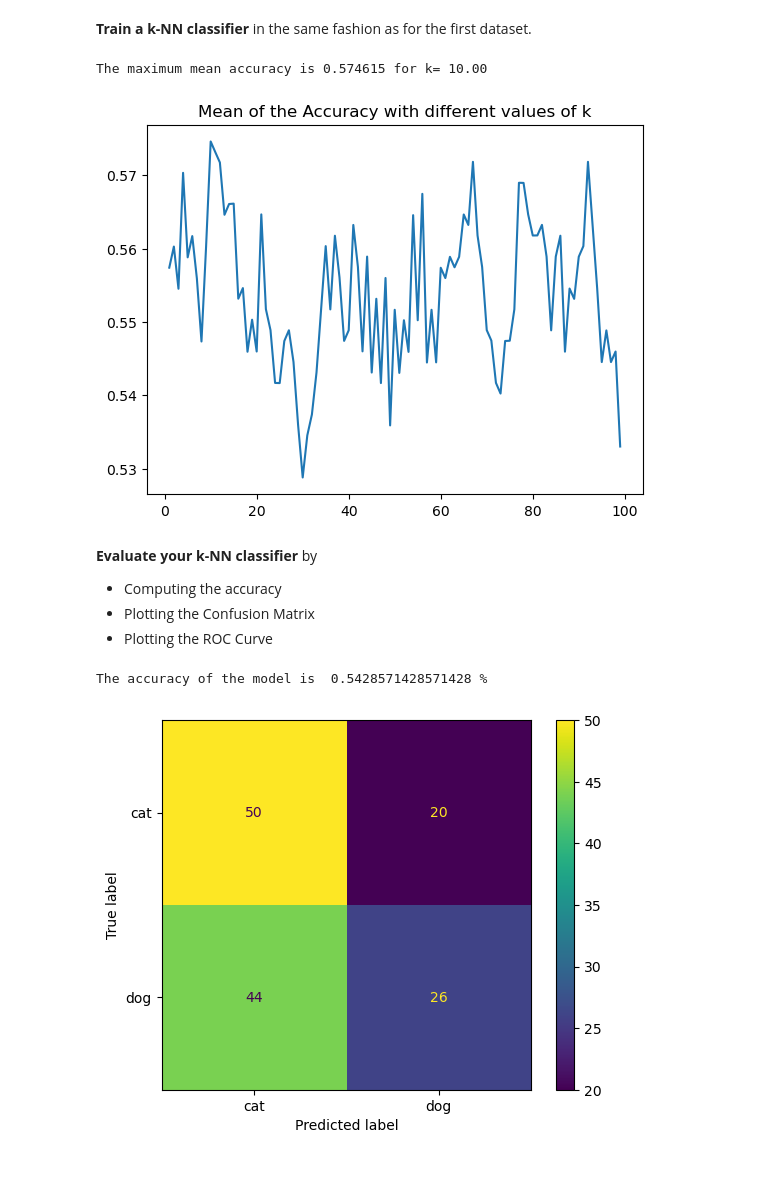
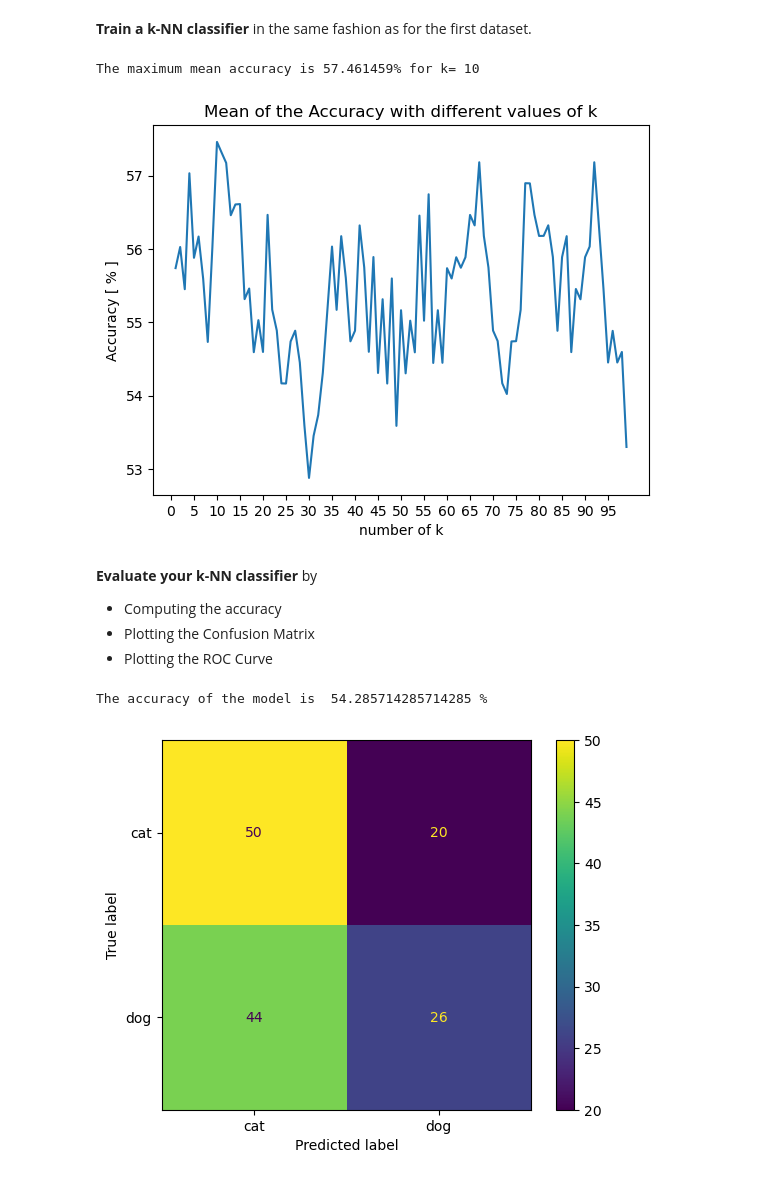
Before and after one commit to Johnny-prog270/Hackaton, a Jupyter notebook: hackathon_etudiant.ipynb, the cells around one changed output. Cells and saved outputs as stored; diff of their text form; code cells hidden in the pictures.

```diff
--- a/hackathon_etudiant.ipynb
+++ b/hackathon_etudiant.ipynb
@@ -420,37 +420,40 @@ max      1.000000    1.000000    1.000000
 # %%
 # TO DO: train a k-NN classifier on this dataset
 
 # on split le dataset , on prend 20% de ce dataset pour tester notre méthode et 80% pour l'entrainer ,
 #  on prend le même nombre d'image caht et chien dans chaque nouveau dataset (train et test)
 X_train, X_test, y_train, y_test = train_test_split(
     X, y, test_size=0.2, random_state=42, stratify=y
 )
 
 # on cherche le k tel que l'accuracy est la meilleure pour différent split du dataset donc on aura pas forcément le meilleur k pour
 # notre split an particulier
 # pour cela on test pour k allant de 1 à 100
 param = {"n_neighbors": list(range(1,100))}
 # on souhaite avoir la meilleure accuracy possible , dont c'est notre score
 grid =GridSearchCV(KNeighborsClassifier(),param_grid=param,scoring="accuracy",n_jobs=-1)
 grid.fit(X,y)
-print("The maximum mean accuracy is %05f for k= %0.2f"%(grid.best_score_ ,grid.best_params_["n_neighbors"]))
+print("The maximum mean accuracy is %02f%% for k= %d"%((grid.best_score_ )*100,grid.best_params_["n_neighbors"]))
 
 # graphe de l'accuracy moyenne en fonction du k
 accuracy =grid.cv_results_['mean_test_score']
 k100=grid.cv_results_['param_n_neighbors']
-plt.plot(k100,accuracy)
+plt.xlabel("number of k")
+plt.ylabel("Accuracy [ % ]")
+plt.plot(k100,accuracy*100)
+plt.xticks(np.arange(0, 100, 5))
 plt.title("Mean of the Accuracy with different values of k")
 plt.show()
 
 # on prend le k optimal et on crée note knn classifier avec cette valeur
 k=grid.best_params_["n_neighbors"]
 knn = KNeighborsClassifier(n_neighbors=k)
 knn.fit(X_train, y_train)
 
 y_pred = knn.predict(X_test)
 # %% [output]
-The maximum mean accuracy is 0.574615 for k= 10.00
+The maximum mean accuracy is 57.461459% for k= 10
-[figure, old version]
+[figure, new version]
 # %% [markdown]
 **Evaluate your k-NN classifier** by
 - Computing the accuracy
@@ -460,9 +463,9 @@ The maximum mean accuracy is 0.574615 for k= 10.00
 # TO DO: compute the accuracy on the test set
 
 accuracy = accuracy_score(y_test, y_pred)
-print("The accuracy of the model is ", accuracy, "%")
+print("The accuracy of the model is ", accuracy*100, "%")
 # %% [output]
-The accuracy of the model is  0.5428571428571428 %
+The accuracy of the model is  54.285714285714285 %
 # %%
 # TO DO: compute and plot the confusion matrix for the test set
 cm = confusion_matrix(y_true=y_test, y_pred=y_pred)
```
Also changed, not shown: parts of 1 cell of this notebook.
